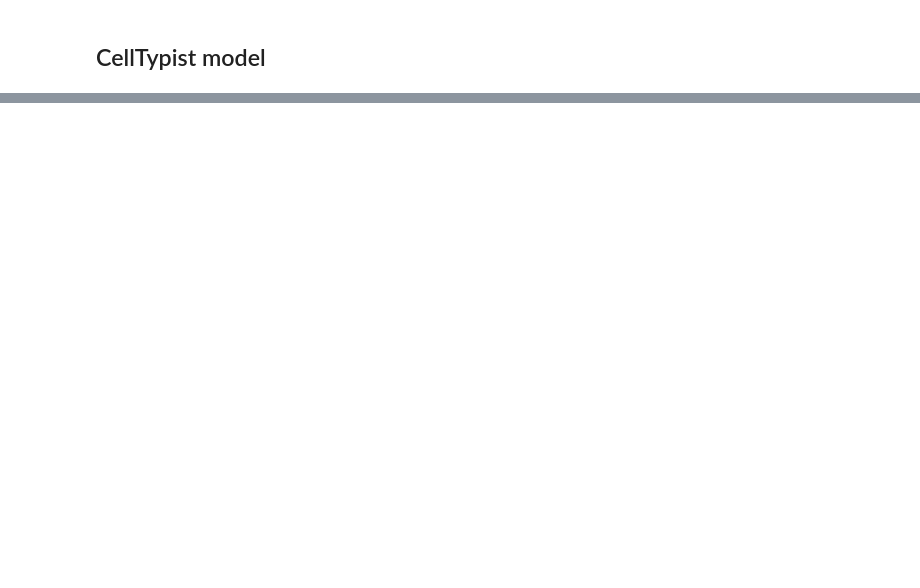
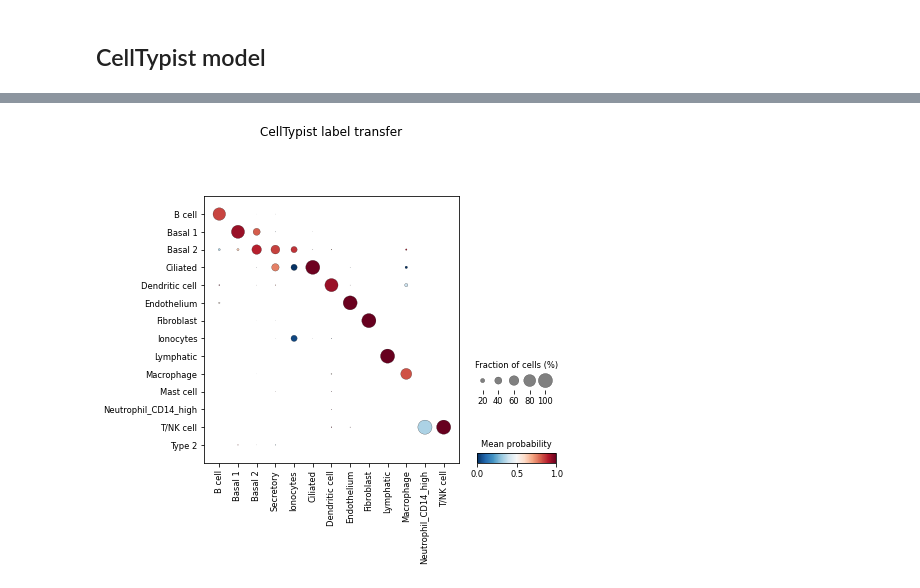
Before and after one commit to MarioniLab/oor_design_reproducibility, a Jupyter notebook: notebooks/lung_demo.ipynb, the cells around one changed output, grey strips where cells are left out. Drawn from its saved outputs; the diff is of its cells as text; code cells hidden in the pictures; blank space fills up the shorter version.

```diff
--- a/notebooks/lung_demo.ipynb
+++ b/notebooks/lung_demo.ipynb
@@ -36,10 +28,10 @@ def clean_pop_name(string):
 # %% [markdown]
 ### Load dataset
 # %%
-# if os.path.exists('/home/jupyter/'):
-#     outpath = '/home/jupyter/mount/gdrive/query2reference/processed_data/'
-# elif os.path.exists('/home/jovyan/'):
-#     outpath = '/home/jovyan/mount/gdrive/query2reference/processed_data/'
+if os.path.exists('/home/jupyter/'):
+    outpath = '/home/jupyter/mount/gdrive/query2reference/processed_data/'
+elif os.path.exists('/home/jovyan/'):
+    outpath = '/home/jovyan/mount/gdrive/query2reference/processed_data/'
 
 # h5ad_file = 'lung.h5ad'
 # adata = sc.read_h5ad(outpath + h5ad_file)
@@ -223,0 +231,4 @@ new_model = celltypist.train(adata_ref, labels = 'cell_type', n_jobs = 10, featu
+# %%
+celltypist.dotplot(predictions, use_as_reference = 'cell_type', use_as_prediction = 'predicted_labels')
+# %% [output]
+[figure, added]
```
Also changed, not shown: parts of 37 cells of this notebook, 3 other files.
